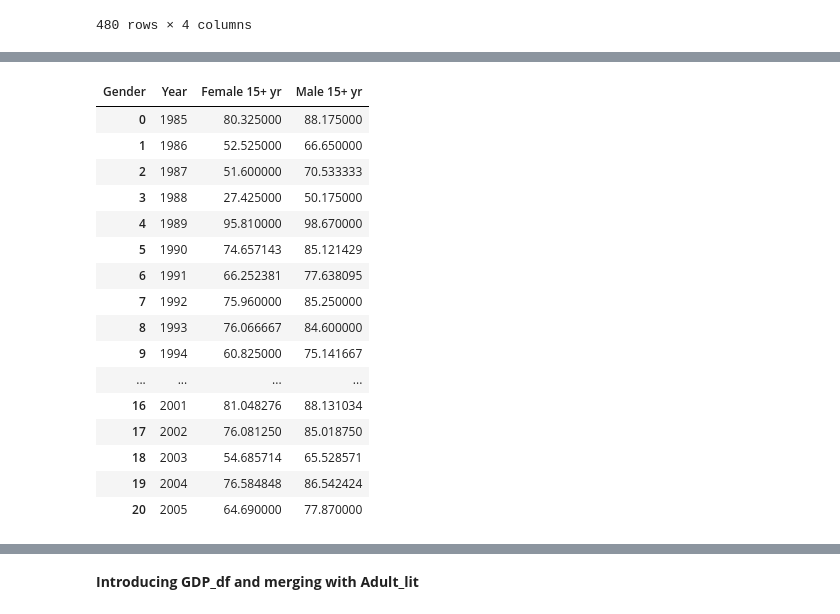
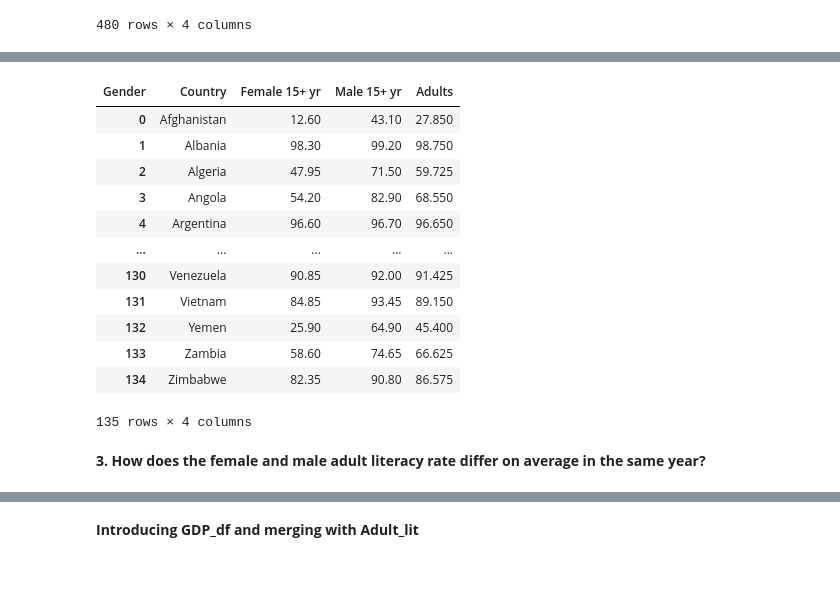
Before and after one commit to KagonDeans/un-exploration-KagonDeans, a Jupyter notebook: notebooks/Solo_UN_Data_Exploration.ipynb, the cells around one changed output, grey strips where cells are left out. Cells and saved outputs as stored; diff of their text form; code cells hidden in the pictures; blank space fills up the shorter version.

```diff
--- a/notebooks/Solo_UN_Data_Exploration.ipynb
+++ b/notebooks/Solo_UN_Data_Exploration.ipynb
@@ -86,3 +50,3 @@ adult_lit.loc[(adult_lit['Country']== 'Burkina Faso')]
 # %%
 # Average adult literacy rate for each gender in a Country
-adult_lit_pivot = adult_lit.pivot_table(values = "Percent_Value", index = "Country", columns = 'Gender').reset_index()
+Fem_vs_Male_adult_lit = adult_lit.pivot_table(values = "Percent_Value", index = "Country", columns = 'Gender').reset_index()
@@ -107,20 +53,20 @@ adult_lit_pivot_year = adult_lit.pivot_table(values = "Percent_Value", index = "
-# %%
-adult_lit_pivot_year
-# %% [output]
-| Gender | Year | Female 15+ yr | Male 15+ yr |
-| 0 | 1985 | 80.325000 | 88.175000 |
-| 1 | 1986 | 52.525000 | 66.650000 |
-| 2 | 1987 | 51.600000 | 70.533333 |
-| 3 | 1988 | 27.425000 | 50.175000 |
-| 4 | 1989 | 95.810000 | 98.670000 |
-| 5 | 1990 | 74.657143 | 85.121429 |
-| 6 | 1991 | 66.252381 | 77.638095 |
-| 7 | 1992 | 75.960000 | 85.250000 |
-| 8 | 1993 | 76.066667 | 84.600000 |
-| 9 | 1994 | 60.825000 | 75.141667 |
-| ... | ... | ... | ... |
-| 16 | 2001 | 81.048276 | 88.131034 |
-| 17 | 2002 | 76.081250 | 85.018750 |
-| 18 | 2003 | 54.685714 | 65.528571 |
-| 19 | 2004 | 76.584848 | 86.542424 |
-| 20 | 2005 | 64.690000 | 77.870000 |
+# %%
+Fem_vs_Male_adult_lit['Adults'] = ((Fem_vs_Males_adult_lit['Female 15+ yr'])+(Fem_vs_Males_adult_lit['Male 15+ yr']))/2
+# %%
+Fem_vs_Male_adult_lit
+# %% [output]
+| Gender | Country | Female 15+ yr | Male 15+ yr | Adults |
+| 0 | Afghanistan | 12.60 | 43.10 | 27.850 |
+| 1 | Albania | 98.30 | 99.20 | 98.750 |
+| 2 | Algeria | 47.95 | 71.50 | 59.725 |
+| 3 | Angola | 54.20 | 82.90 | 68.550 |
+| 4 | Argentina | 96.60 | 96.70 | 96.650 |
+| ... | ... | ... | ... | ... |
+| 130 | Venezuela | 90.85 | 92.00 | 91.425 |
+| 131 | Vietnam | 84.85 | 93.45 | 89.150 |
+| 132 | Yemen | 25.90 | 64.90 | 45.400 |
+| 133 | Zambia | 58.60 | 74.65 | 66.625 |
+| 134 | Zimbabwe | 82.35 | 90.80 | 86.575 |
+135 rows × 4 columns
+# %% [markdown]
+**3. How does the female and male adult literacy rate differ on average in the same year?**
```
Also changed, not shown: parts of 22 cells of this notebook.
